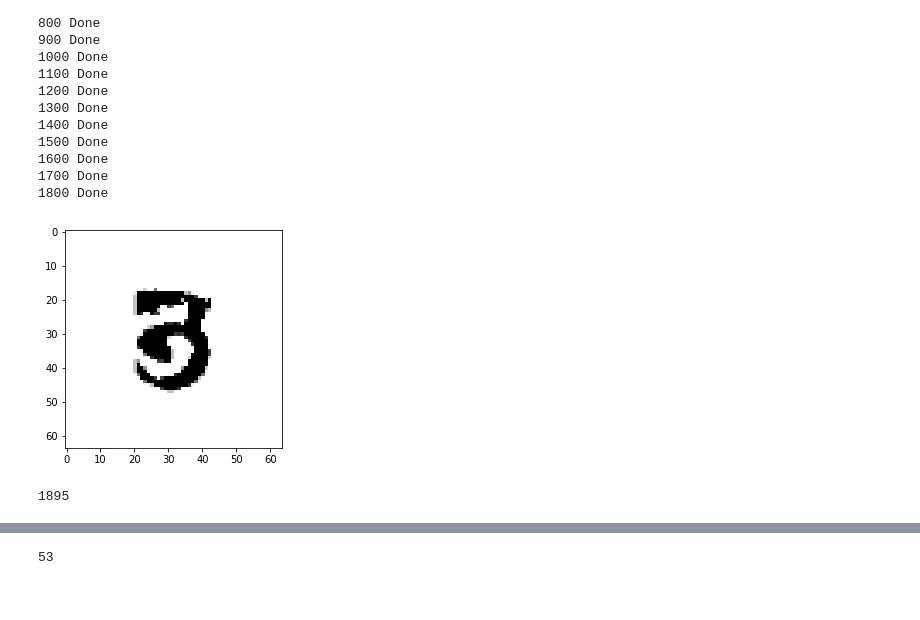
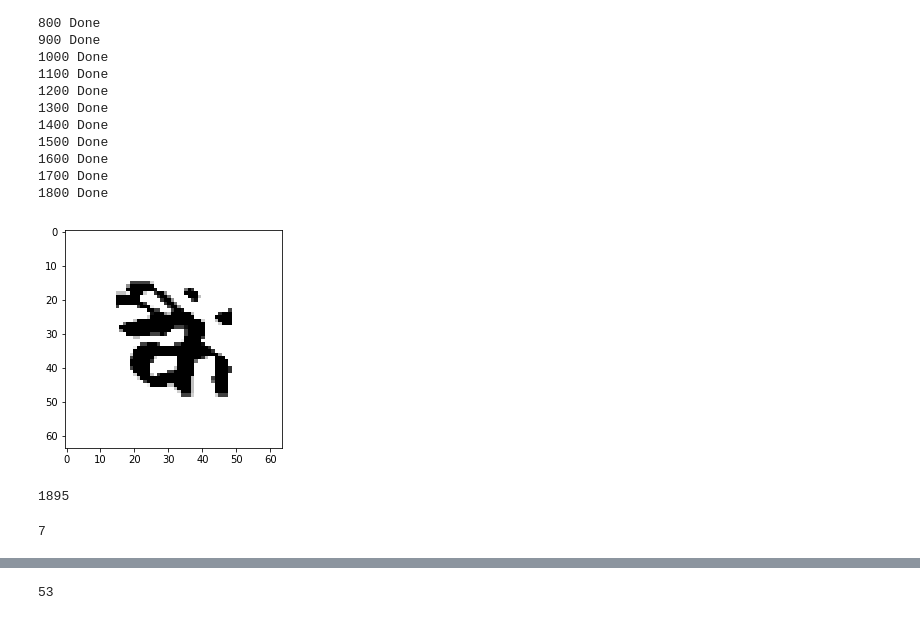
Before and after one commit to kaivalyar/hindi-char-recognition, a Jupyter notebook: Pratik.ipynb, the cells around one changed output, grey strips where cells are left out. Saved outputs shown, nothing was run; the diff lists cells and outputs as text; code cells hidden in the pictures.

Commit message:
modelapi.py created

```diff
--- a/Pratik.ipynb
+++ b/Pratik.ipynb
@@ -49,11 +49,13 @@ base_class = []
 matra_class = []
 dot_class = []
 total_class = []
+half_char_class = []
+
 for filename in os.listdir(PATH):
     if filename.endswith(".png"):
         img = cv2.imread(os.path.join(PATH,filename),0)
         blur = cv2.GaussianBlur(img,(9,9),0)# KADD
-        a,img = cv2.threshold(img,127,255,cv2.THRESH_BINARY+cv2.THRESH_OTSU)#KEDIT
+        a,img = cv2.threshold(blur,127,255,cv2.THRESH_BINARY+cv2.THRESH_OTSU)#KEDIT
 #         plt.imshow(img, cmap='gray')
 #         plt.show()
 # #         kernel = np.ones((5,5),np.uint8)
@@ -62,7 +64,6 @@ for filename in os.listdir(PATH):
 #         plt.show()
         #img = skeletonize(img)
         img = pad_resize(img)
-        blur = cv2.GaussianBlur(img,(9,9),0)# KADD
         char_arr = filename[:-4].split('_')[3:]
         if(len(char_arr)>0):
             images.append(img)
@@ -70,9 +71,9 @@ for filename in os.listdir(PATH):
             total_class.append(char_arr)
             base = [i for i in char_arr if (i>=2308 and i<=2361) or (i==2384) or (i>=2392 and i<=2401) or (i>=2404 and i!=2416 and i!=2417)]
             base_class.append(base[0])
-            dot = [i for i in char_arr if i in [2416,2417]]
+            dot = [i for i in char_arr if i in [2306,2416,2417]]
             if(len(dot)>0):
-                dot_class.append(dot[0])
+                dot_class.append(1)
             else:
                 dot_class.append(0)
             matra = [i for i in char_arr if (i>=2304 and i<=2307) or (i>=2362 and i<=2380) or (i>=2382 and i<=2383) or (i>=2385 and i<=2391) or (i>=2402 and i<=2403)]
@@ -80,6 +81,11 @@ for filename in os.listdir(PATH):
                 matra_class.append(matra[0])
             else:
                 matra_class.append(0)
+            half_char = [i for i in char_arr if (i==2381)]
+            if(len(half_char)>0):
+                half_char_class.append(1)
+            else:
+                half_char_class.append(0)
 #             if(len(char_arr)>1):
 #                 matra_class.append(char_arr[1:])
             if len(images)%100==0:
@@ -109,9 +115,13 @@ for filename in os.listdir(PATH):
 1700 Done
 1800 Done
 # %%
-plt.imshow(images[100],"gray")
+plt.imshow(images[102],"gray")
 plt.show()
 print(len(images))
 # %% [output]
-[figure, old version]
+[figure, new version]
 1895
+# %%
+np.argmax(model.predict(X_train[0].reshape(-1,64,64,1)))
+# %% [output]
+7
```
Also changed, not shown: parts of 45 cells of this notebook, 5 other files.
